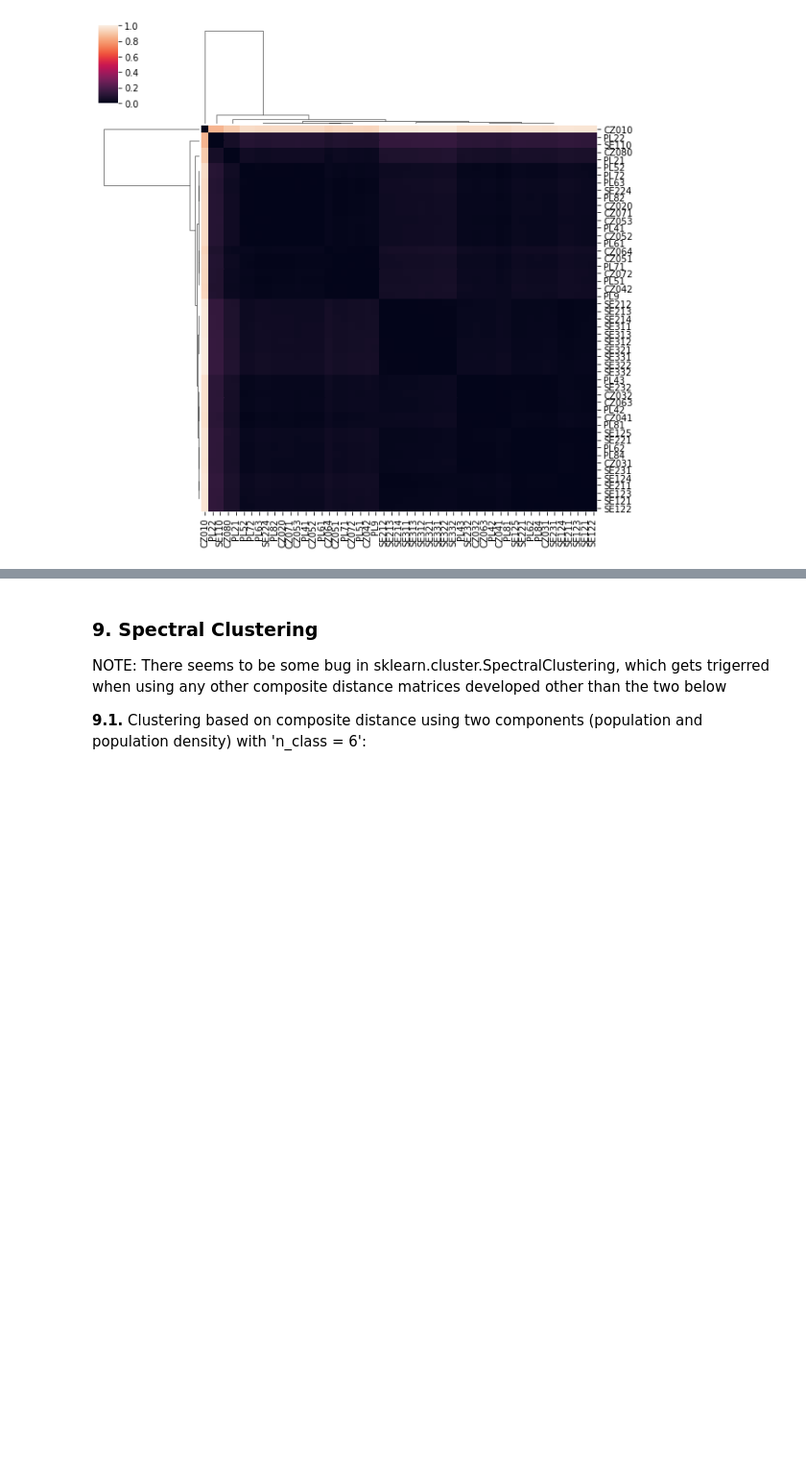
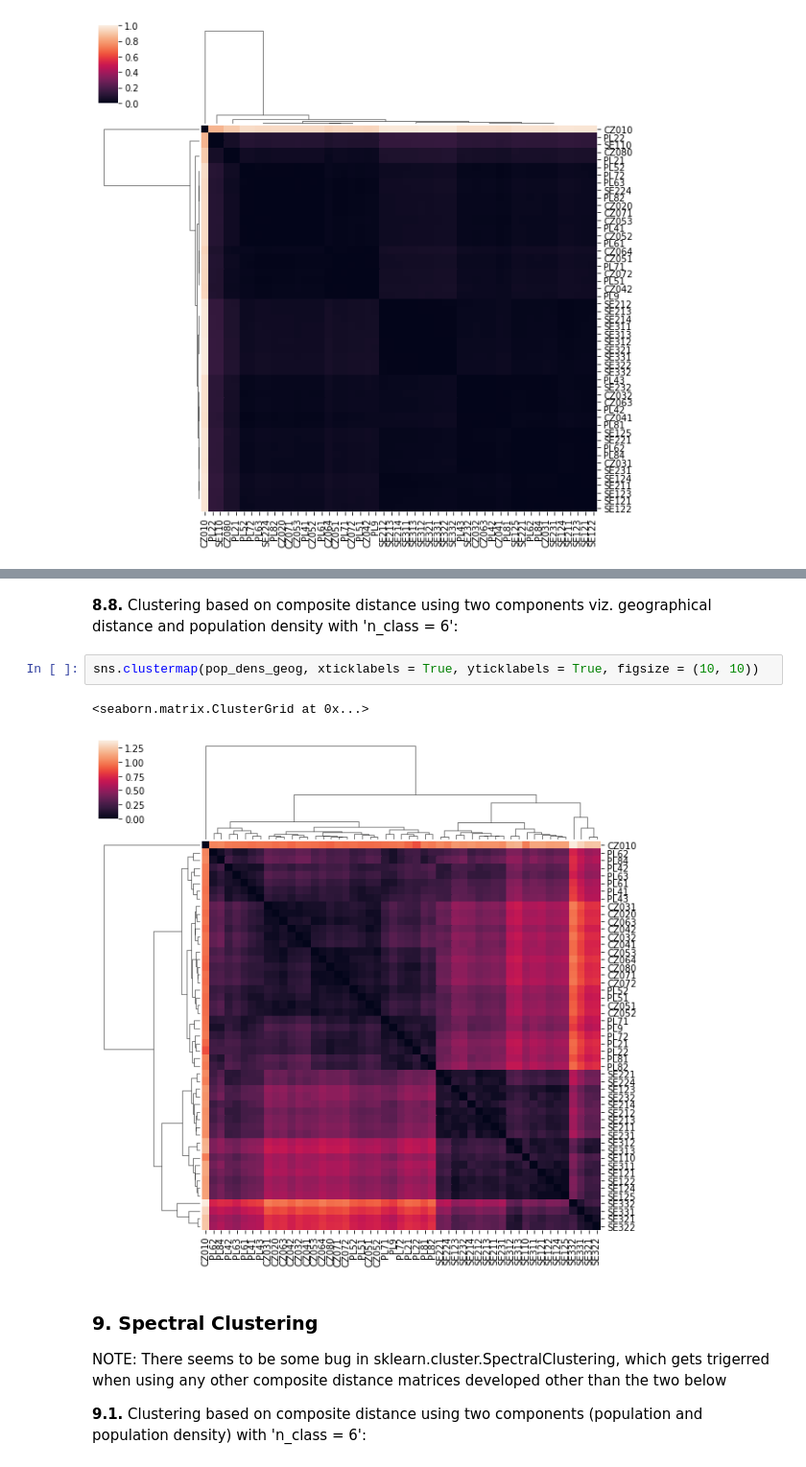
Before and after one commit to martinbenes1996/732A76, a Jupyter notebook: Clustering.ipynb, the cells around one changed output, grey strips where cells are left out. Shown at 96% size. Drawn from its saved outputs; the diff is of its cells as text; blank space fills up the shorter version.

```diff
--- a/Clustering.ipynb
+++ b/Clustering.ipynb
@@ -188,3 +220,10 @@ sns.clustermap(pop_dens, xticklabels = True, yticklabels = True, figsize = (10,
+# %% [markdown]
+**8.8.** Clustering based on composite distance using two components viz. geographical distance and population density with 'n_class = 6':
+# %%
+sns.clustermap(pop_dens_geog, xticklabels = True, yticklabels = True, figsize = (10, 10))
+# %% [output]
+<seaborn.matrix.ClusterGrid at 0x...>
+[figure, added]
 # %% [markdown]
 ### 9. Spectral Clustering
 
```
Also changed, not shown: parts of 14 cells of this notebook, 26 other files.
